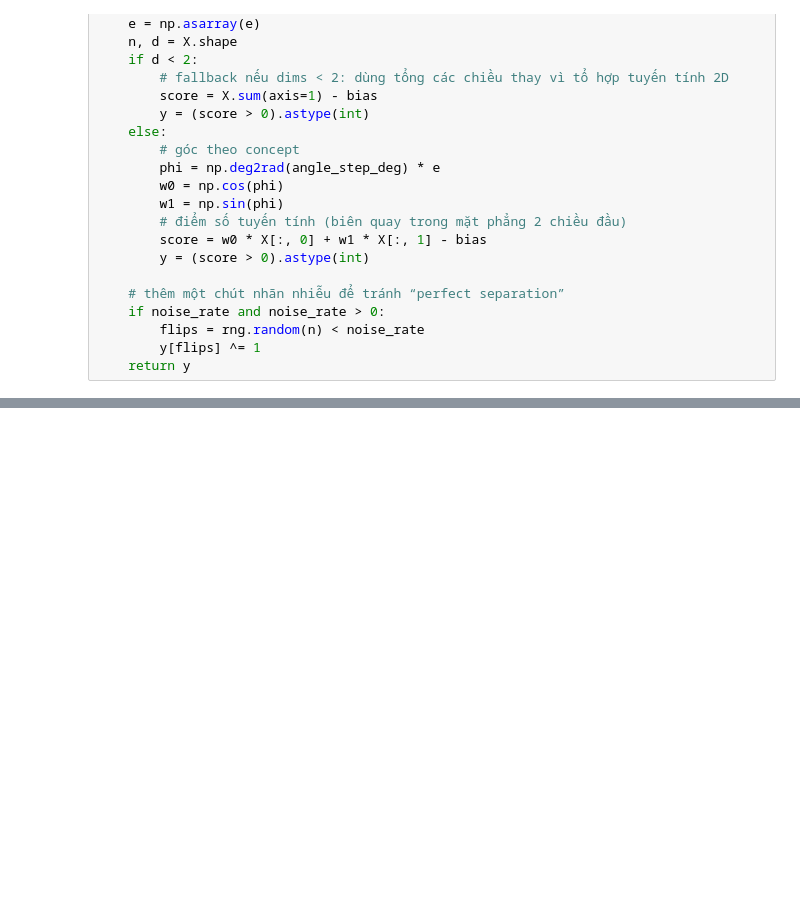
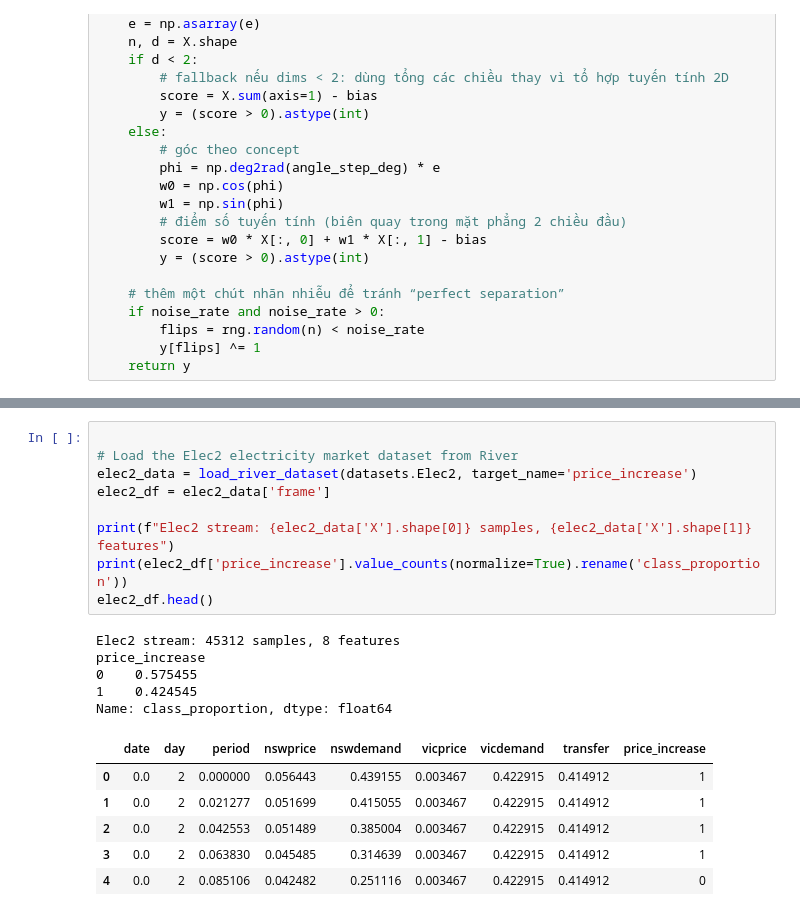
Before and after one commit to neoslusion/One-or-Two-Things-We-Know-about-Concept-Drift, a Jupyter notebook: experiments/notebooks/ConceptDrift_Pipeline.ipynb, the cells around one changed output, grey strips where cells are left out. Cells and saved outputs as stored; diff of their text form; blank space fills up the shorter version.

```diff
--- a/experiments/notebooks/ConceptDrift_Pipeline.ipynb
+++ b/experiments/notebooks/ConceptDrift_Pipeline.ipynb
@@ -1055,0 +1125,21 @@ Paradigm comparison (mean F₁-score):
+# %%
+
+# Load the Elec2 electricity market dataset from River
+elec2_data = load_river_dataset(datasets.Elec2, target_name='price_increase')
+elec2_df = elec2_data['frame']
+
+print(f"Elec2 stream: {elec2_data['X'].shape[0]} samples, {elec2_data['X'].shape[1]} features")
+print(elec2_df['price_increase'].value_counts(normalize=True).rename('class_proportion'))
+elec2_df.head()
+# %% [output]
+Elec2 stream: 45312 samples, 8 features
+price_increase
+0    0.575455
+1    0.424545
+Name: class_proportion, dtype: float64
+|  | date | day | period | nswprice | nswdemand | vicprice | vicdemand | transfer | price_increase |
+| 0 | 0.0 | 2 | 0.000000 | 0.056443 | 0.439155 | 0.003467 | 0.422915 | 0.414912 | 1 |
+| 1 | 0.0 | 2 | 0.021277 | 0.051699 | 0.415055 | 0.003467 | 0.422915 | 0.414912 | 1 |
+| 2 | 0.0 | 2 | 0.042553 | 0.051489 | 0.385004 | 0.003467 | 0.422915 | 0.414912 | 1 |
+| 3 | 0.0 | 2 | 0.063830 | 0.045485 | 0.314639 | 0.003467 | 0.422915 | 0.414912 | 1 |
+| 4 | 0.0 | 2 | 0.085106 | 0.042482 | 0.251116 | 0.003467 | 0.422915 | 0.414912 | 0 |
```
Also changed, not shown: parts of 10 cells of this notebook, 5 other files.
